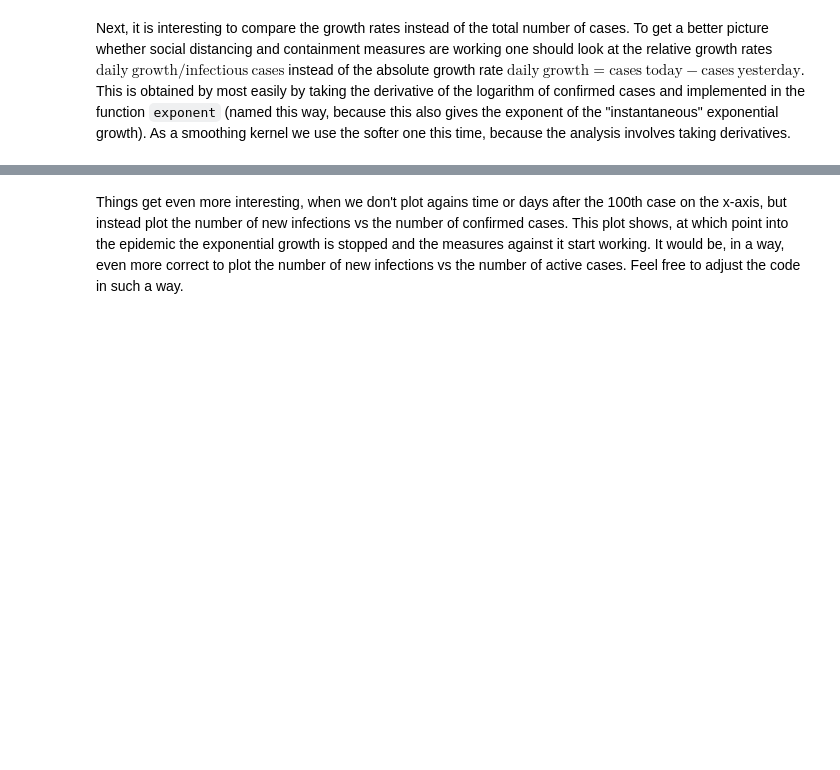
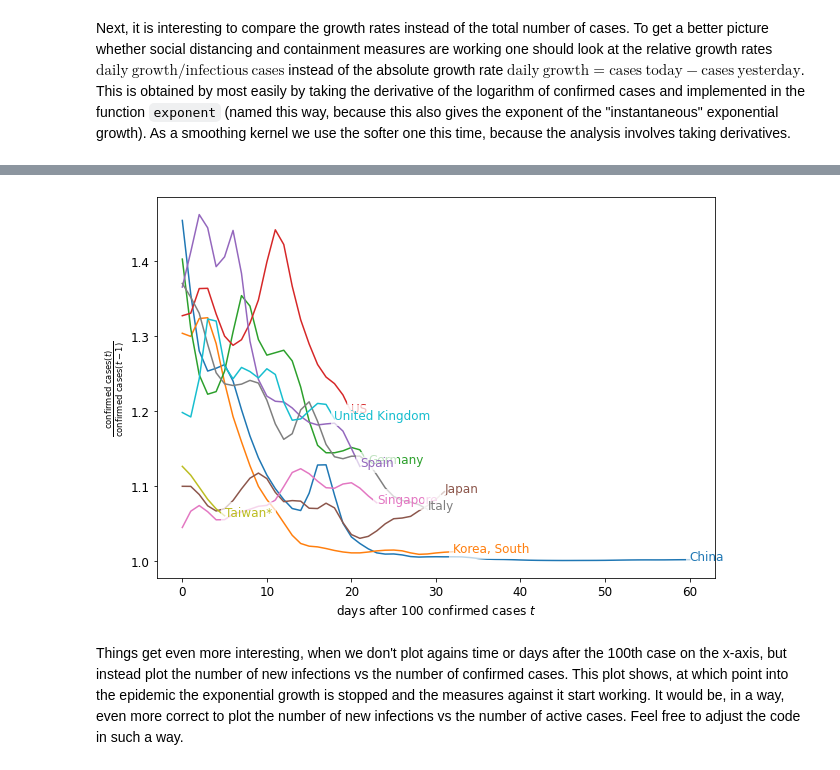
Before and after one commit to jlbosse/covid-dashboard, a Jupyter notebook: Covid19Dashboard.ipynb, the cells around one changed output, grey strips where cells are left out. Saved outputs shown, nothing was run; the diff lists cells and outputs as text; code cells hidden in the pictures; blank space fills up the shorter version.

Commit message:
added daily growth rates

```diff
--- a/Covid19Dashboard.ipynb
+++ b/Covid19Dashboard.ipynb
@@ -549,3 +594,10 @@ exponent(confirmed_cases, countries=countries, ax = ax, mollifier=soft_mollifier
+# %%
+fig, ax = plt.subplots(figsize=(10, 7))
+growthrate(confirmed_cases, countries=countries, ax = ax, mollifier=soft_mollifier,
+           xlabel=r"days after 100 confirmed cases $t$",
+           ylabel=r"$\frac{\mathrm{confirmed~cases}(t)}{\mathrm{confirmed~cases}(t-1)}$")
+# %% [output]
+[figure, added]
 # %% [markdown]
 Things get even more interesting, when we don't plot agains time or days after the 100th case on the x-axis, but instead plot the number of new infections vs the number of confirmed cases.
 This plot shows, at which point into the epidemic the exponential growth is stopped and the measures against it start working.
```
Also changed, not shown: parts of 6 cells of this notebook.
